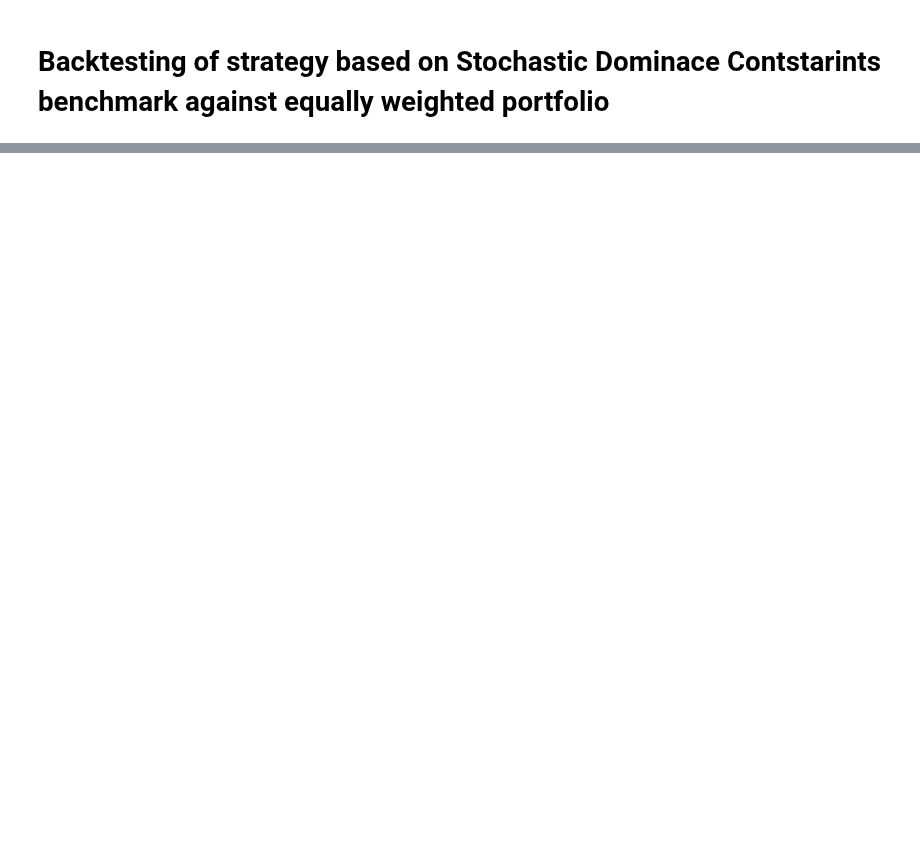
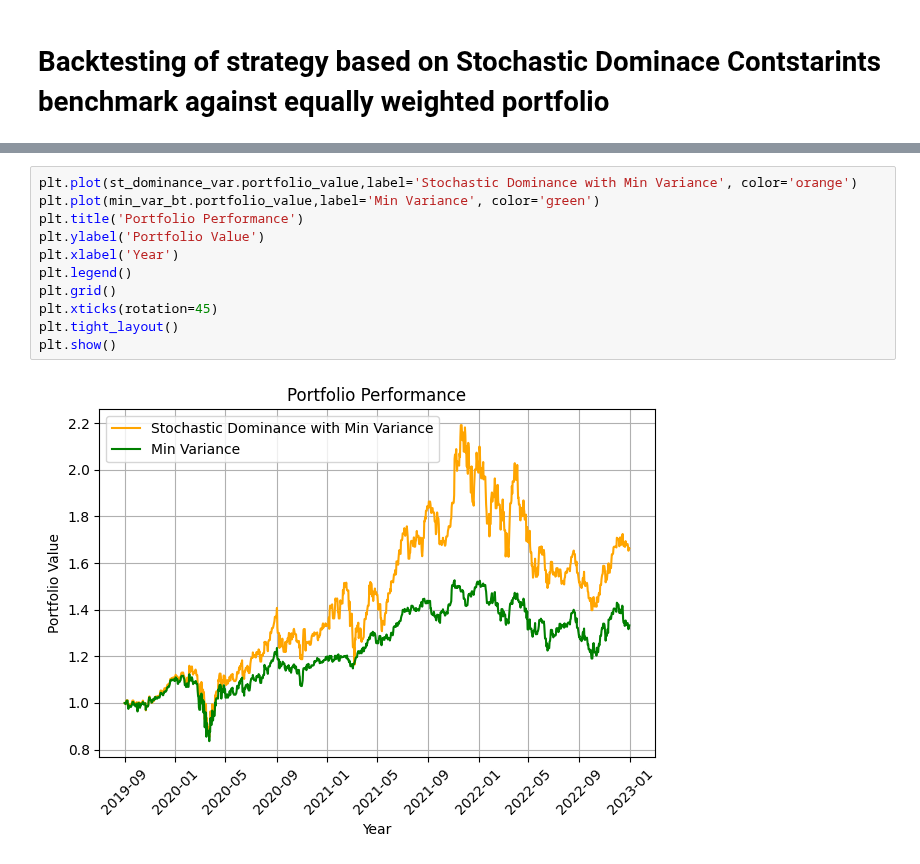
Before and after one commit to Aayush-patel-1696/StochasticDominancePortfolioOptimization, a Jupyter notebook: backtesting_ssd.ipynb, the cells around one changed output, grey strips where cells are left out. Drawn from its saved outputs; the diff is of its cells as text; blank space fills up the shorter version.

```diff
--- a/backtesting_ssd.ipynb
+++ b/backtesting_ssd.ipynb
@@ -89,0 +166,13 @@ plt.show()
+# %%
+plt.plot(st_dominance_var.portfolio_value,label='Stochastic Dominance with Min Variance', color='orange')
+plt.plot(min_var_bt.portfolio_value,label='Min Variance', color='green')
+plt.title('Portfolio Performance')
+plt.ylabel('Portfolio Value')
+plt.xlabel('Year')
+plt.legend()
+plt.grid()
+plt.xticks(rotation=45)
+plt.tight_layout()
+plt.show()
+# %% [output]
+[figure, added]
```
Also changed, not shown: parts of 9 cells of this notebook, 1 other file.
